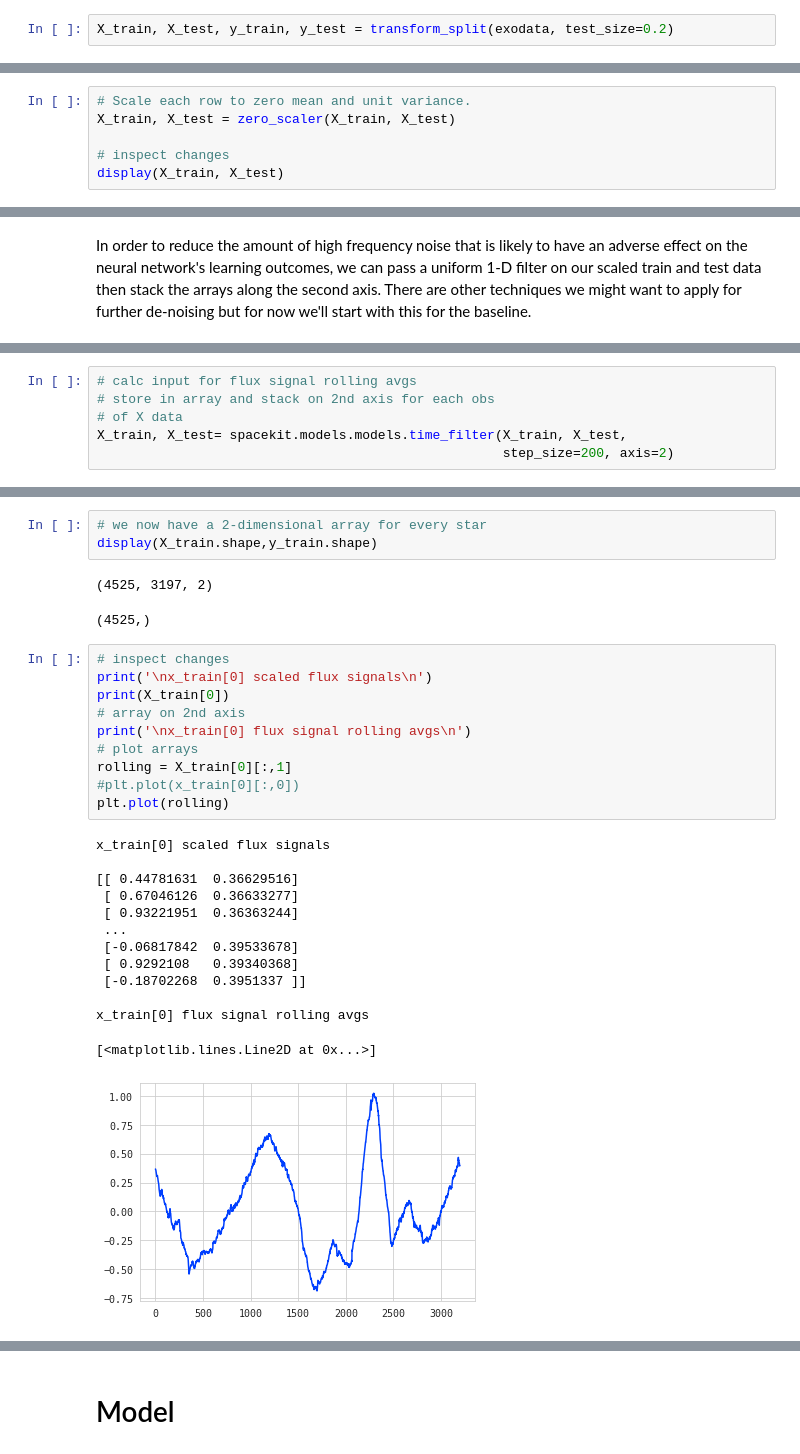
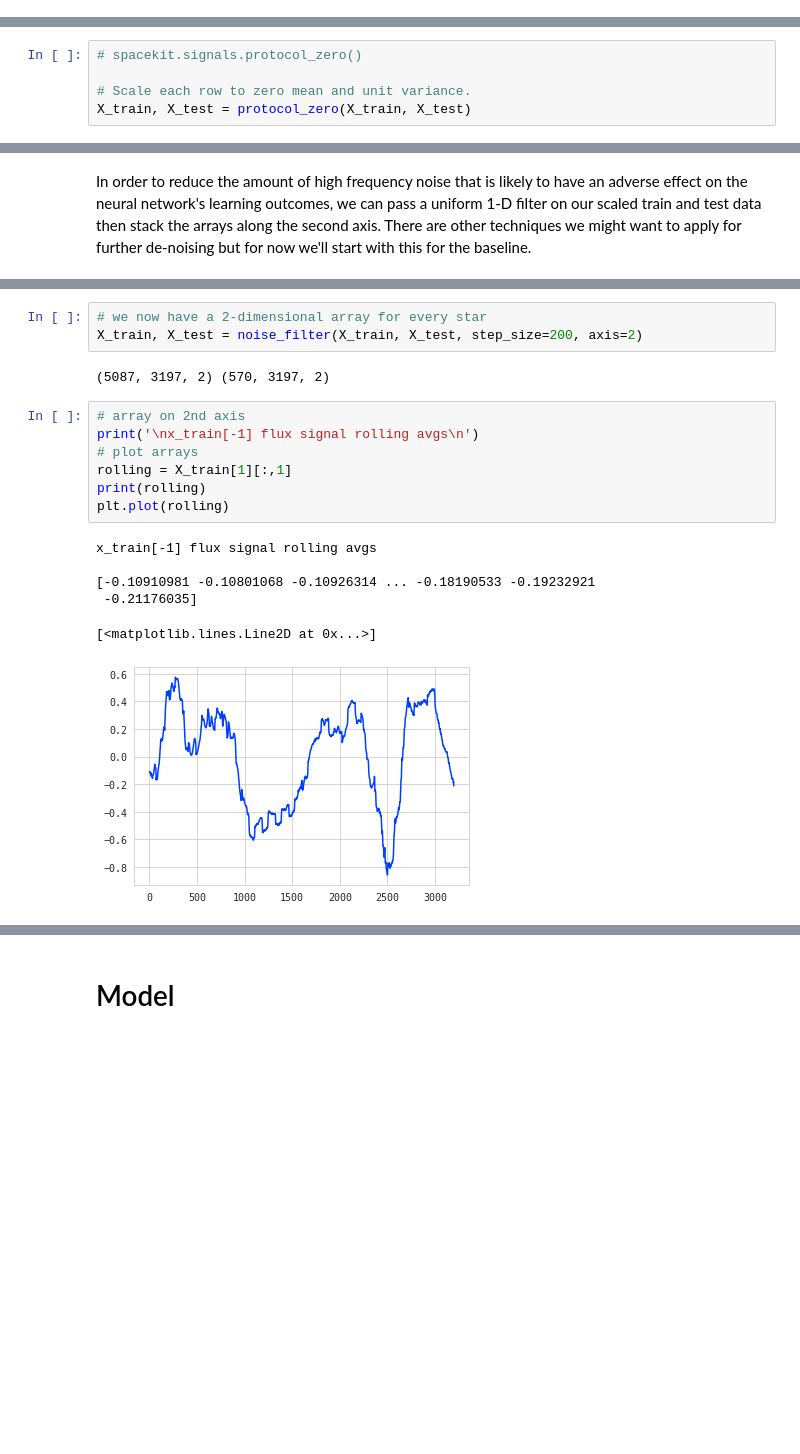
Before and after one commit to alphasentaurii/starskope, a Jupyter notebook: starskope.ipynb, the cells around one changed output, grey strips where cells are left out. Drawn from its saved outputs; the diff is of its cells as text; blank space fills up the shorter version.

Commit message:
rerunning models with new funcs

```diff
--- a/starskope.ipynb
+++ b/starskope.ipynb
@@ -335,5 +354,3 @@ X_train,X_test,y_train,y_test = spacekit.models.models.transform_split(exodata,
-# %%
-X_train, X_test, y_train, y_test = transform_split(exodata, test_size=0.2)
 # %% [markdown]
 ## Scaling
 
@@ -356,7 +385,6 @@ Scale each observation to zero mean and unit variance.
 # %%
+# spacekit.signals.protocol_zero()
+
 # Scale each row to zero mean and unit variance.
-X_train, X_test = zero_scaler(X_train, X_test)
-
-# inspect changes
-display(X_train, X_test)
+X_train, X_test = protocol_zero(X_train, X_test)
 # %% [output]
@@ -433,6 +439,0 @@ print(y_train.shape)
-# %%
-# calc input for flux signal rolling avgs
-# store in array and stack on 2nd axis for each obs
-# of X data
-X_train, X_test= spacekit.models.models.time_filter(X_train, X_test,
-                                                    step_size=200, axis=2)
@@ -445,30 +440,19 @@ X_train, X_test= spacekit.models.models.time_filter(X_train, X_test,
 # %%
 # we now have a 2-dimensional array for every star
-display(X_train.shape,y_train.shape)
+X_train, X_test = noise_filter(X_train, X_test, step_size=200, axis=2)
 # %% [output]
-(4525, 3197, 2)
+(5087, 3197, 2) (570, 3197, 2)
-(4525,)
 # %%
-# inspect changes
-print('\nx_train[0] scaled flux signals\n')
-print(X_train[0])
 # array on 2nd axis
-print('\nx_train[0] flux signal rolling avgs\n')
+print('\nx_train[-1] flux signal rolling avgs\n')
 # plot arrays
-rolling = X_train[0][:,1]
-#plt.plot(x_train[0][:,0])
+rolling = X_train[1][:,1]
+print(rolling)
 plt.plot(rolling)
 # %% [output]
-x_train[0] scaled flux signals
+x_train[-1] flux signal rolling avgs
 
-[[ 0.44781631  0.36629516]
- [ 0.67046126  0.36633277]
- [ 0.93221951  0.36363244]
- ...
- [-0.06817842  0.39533678]
- [ 0.9292108   0.39340368]
- [-0.18702268  0.3951337 ]]
-
-x_train[0] flux signal rolling avgs
+[-0.10910981 -0.10801068 -0.10926314 ... -0.18190533 -0.19232921
+ -0.21176035]
 [<matplotlib.lines.Line2D at 0x...>]
-[figure, old version]
+[figure, new version]
```
Also changed, not shown: parts of 33 cells of this notebook.
